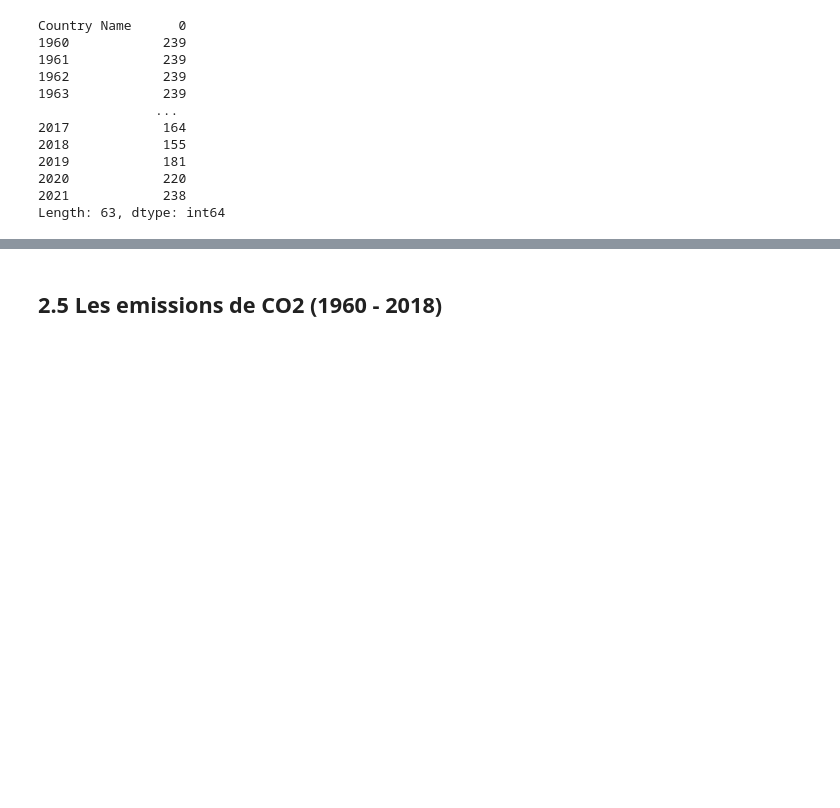
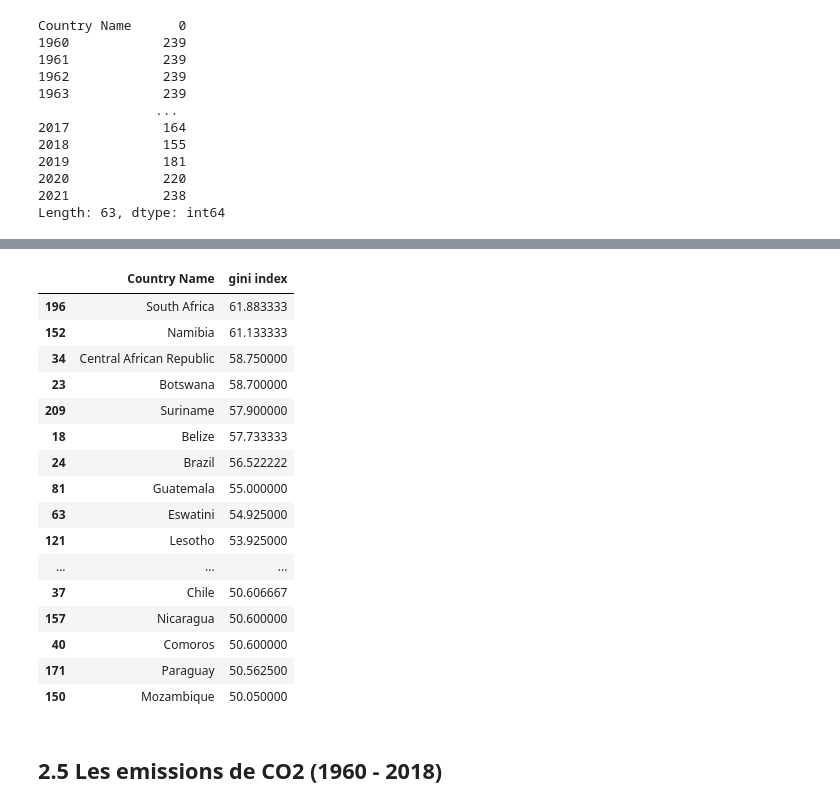
Before and after one commit to marcadeant/PCA_Clustering, a Jupyter notebook: Data Cleaning.ipynb, the cells around one changed output, grey strips where cells are left out. Drawn from its saved outputs; the diff is of its cells as text; code cells hidden in the pictures; blank space fills up the shorter version.

```diff
--- a/Data Cleaning.ipynb
+++ b/Data Cleaning.ipynb
@@ -505,3 +540,23 @@ indice_gini_final = indice_gini_unpivot.groupby(by=["Country Name"], as_index=Fa
+# %%
+indice_gini_final.sort_values('gini index', ascending=False).head(20)
+# %% [output]
+|  | Country Name | gini index |
+| 196 | South Africa | 61.883333 |
+| 152 | Namibia | 61.133333 |
+| 34 | Central African Republic | 58.750000 |
+| 23 | Botswana | 58.700000 |
+| 209 | Suriname | 57.900000 |
+| 18 | Belize | 57.733333 |
+| 24 | Brazil | 56.522222 |
+| 81 | Guatemala | 55.000000 |
+| 63 | Eswatini | 54.925000 |
+| 121 | Lesotho | 53.925000 |
+| ... | ... | ... |
+| 37 | Chile | 50.606667 |
+| 157 | Nicaragua | 50.600000 |
+| 40 | Comoros | 50.600000 |
+| 171 | Paraguay | 50.562500 |
+| 150 | Mozambique | 50.050000 |
 # %% [markdown]
 ## 2.5 Les emissions de CO2 (1960 - 2018)
 # %%
```
Also changed, not shown: parts of 23 cells of this notebook, 6 other files.
